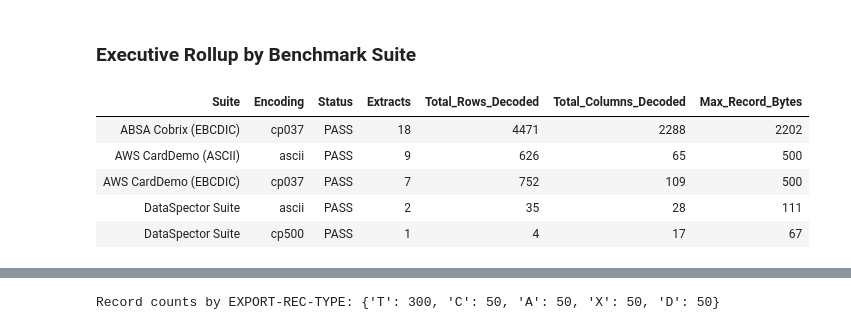
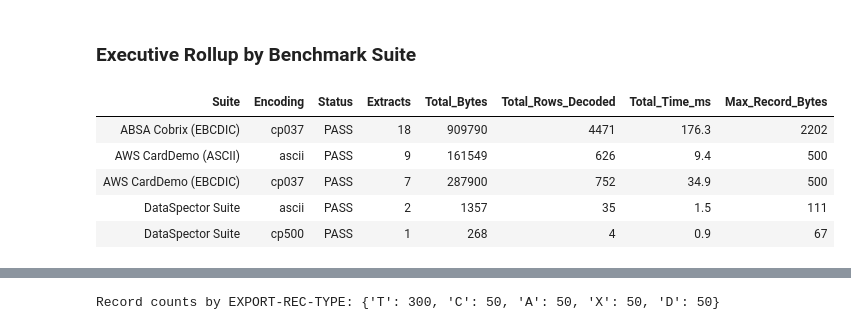
Before and after one commit to aberndsen/dataspector, a Jupyter notebook: notebooks/validate_mainframe_extracts.ipynb, the cells around one changed output, grey strips where cells are left out. Drawn from its saved outputs; the diff is of its cells as text; code cells hidden in the pictures.

```diff
--- a/notebooks/validate_mainframe_extracts.ipynb
+++ b/notebooks/validate_mainframe_extracts.ipynb
@@ -16,6 +30,7 @@ from __future__ import annotations
 import io
 import pathlib
 import tarfile
+import time
 import urllib.request
 
 import pandas as pd
@@ -65,8 +80,15 @@ def fetch_github_tarball(url: str, dest_dir: pathlib.Path, prefixes: tuple[str,
 fetch_github_tarball(CARDDEMO_TARBALL, CARDDEMO_DIR, ("app/cpy/", "app/data/"))
 fetch_github_tarball(COBRIX_TARBALL, COBRIX_DIR, ("data/", "examples/"))
 
+cobrix_copybooks = sorted(
+    p
+    for p in list(COBRIX_DIR.rglob("*.cob")) + list(COBRIX_DIR.rglob("*.cpy"))
+    if p.relative_to(COBRIX_DIR).parts[0] in ("data", "examples")
+    and "spark-cobol-app" not in str(p)
+)
+
 print("AWS CardDemo copybooks :", len(list((CARDDEMO_DIR / "app/cpy").glob("*"))))
-print("ABSA Cobrix copybooks  :", len(list(COBRIX_DIR.rglob("*.cob")) + list(COBRIX_DIR.rglob("*.cpy"))))
+print("ABSA Cobrix copybooks  :", len(cobrix_copybooks))
 print("Local test copybooks   :", len(list(LOCAL_DATA_DIR.glob("*.cbl"))))
 # %% [output]
 AWS CardDemo copybooks : 30
@@ -79,13 +101,11 @@ First, we parse every copybook across all three repositories using `Copybook(pat
 # %%
 copybook_paths: list[tuple[str, pathlib.Path]] = (
     [("AWS CardDemo", p) for p in sorted((CARDDEMO_DIR / "app/cpy").glob("*"))]
-    + [
-        ("ABSA Cobrix", p)
-        for p in sorted(list(COBRIX_DIR.rglob("*.cob")) + list(COBRIX_DIR.rglob("*.cpy")))
-    ]
+    + [("ABSA Cobrix", p) for p in cobrix_copybooks]
     + [("DataSpector", p) for p in sorted(LOCAL_DATA_DIR.glob("*.cbl"))]
 )
 
+t0 = time.perf_counter()
 copybook_rows = []
 for source_name, path in copybook_paths:
     cbl = Copybook(path)
@@ -103,11 +123,13 @@ for source_name, path in copybook_paths:
             "Parsed": "PASS",
         }
     )
+elapsed_cpy_ms = (time.perf_counter() - t0) * 1000
 
 df_copybooks = pd.DataFrame(copybook_rows)
 print(
-    f"Parsed {len(df_copybooks)} / {len(copybook_paths)} copybooks (100% success) "
-    f"covering {df_copybooks['Total Fields (w/ REDEFINES)'].sum():,} elementary field definitions."
+    f"Parsed {len(df_copybooks)} / {len(copybook_paths)} copybooks (100% PASS) in {elapsed_cpy_ms:.1f} ms "
+    f"({elapsed_cpy_ms / len(df_copybooks):.2f} ms/copybook) covering "
+    f"{df_copybooks['Total Fields (w/ REDEFINES)'].sum():,} elementary field definitions."
 )
 
 df_copybooks.groupby(["Source", "Kind", "Parsed"], as_index=False).agg(
@@ -446,6 +468,7 @@ extract_specs: list[tuple[str, str, pathlib.Path, pathlib.Path, str, bool]] = [
     ),
 ]
 
+t0 = time.perf_counter()
 extract_results = []
 decoded_frames: dict[str, pd.DataFrame] = {}
 
@@ -456,12 +479,14 @@ for suite, label, cpy_path, dat_path, enc, inc_redef in extract_specs:
         if suite == "AWS CardDemo (EBCDIC)"
         else dat_path
     )
+    t_start = time.perf_counter()
     df = cbl.to_dataframe(
         effective_dat,
         encoding=enc,
         include_redefines=inc_redef,
         include_filler=False,
     )
+    dt_ms = (time.perf_counter() - t_start) * 1000
     decoded_frames[label] = df
     extract_results.append(
         {
@@ -470,17 +495,21 @@ for suite, label, cpy_path, dat_path, enc, inc_redef in extract_specs:
             "Copybook": cpy_path.name,
             "Extract File": dat_path.name,
             "Encoding": enc,
+            "File Bytes": effective_dat.stat().st_size,
             "Record Bytes": cbl.record_length,
             "Columns": len(df.columns),
             "Rows Decoded": len(df),
+            "Time (ms)": round(dt_ms, 1),
             "Status": "PASS",
         }
     )
 
+total_extract_sec = time.perf_counter() - t0
 df_extract_summary = pd.DataFrame(extract_results)
 print(
     f"Decoded {len(df_extract_summary)} / {len(extract_specs)} mainframe extracts "
-    f"(100% PASS) — {df_extract_summary['Rows Decoded'].sum():,} total records!"
+    f"(100% PASS) — {df_extract_summary['Rows Decoded'].sum():,} records "
+    f"({df_extract_summary['File Bytes'].sum():,} bytes) in {total_extract_sec:.2f}s!"
 )
 df_extract_summary
 # %% [output]
@@ -507,14 +536,15 @@ Decoded 37 / 37 mainframe extracts (100% PASS) — 5,888 total records!
 # %%
 df_extract_summary.groupby(["Suite", "Encoding", "Status"], as_index=False).agg(
     Extracts=("Dataset", "count"),
+    Total_Bytes=("File Bytes", "sum"),
     Total_Rows_Decoded=("Rows Decoded", "sum"),
-    Total_Columns_Decoded=("Columns", "sum"),
+    Total_Time_ms=("Time (ms)", "sum"),
     Max_Record_Bytes=("Record Bytes", "max"),
 )
 # %% [output]
-| Suite | Encoding | Status | Extracts | Total_Rows_Decoded | Total_Columns_Decoded | Max_Record_Bytes |
-| ABSA Cobrix (EBCDIC) | cp037 | PASS | 18 | 4471 | 2288 | 2202 |
-| AWS CardDemo (ASCII) | ascii | PASS | 9 | 626 | 65 | 500 |
-| AWS CardDemo (EBCDIC) | cp037 | PASS | 7 | 752 | 109 | 500 |
-| DataSpector Suite | ascii | PASS | 2 | 35 | 28 | 111 |
-| DataSpector Suite | cp500 | PASS | 1 | 4 | 17 | 67 |
+| Suite | Encoding | Status | Extracts | Total_Bytes | Total_Rows_Decoded | Total_Time_ms | Max_Record_Bytes |
+| ABSA Cobrix (EBCDIC) | cp037 | PASS | 18 | 909790 | 4471 | 176.3 | 2202 |
+| AWS CardDemo (ASCII) | ascii | PASS | 9 | 161549 | 626 | 9.4 | 500 |
+| AWS CardDemo (EBCDIC) | cp037 | PASS | 7 | 287900 | 752 | 34.9 | 500 |
+| DataSpector Suite | ascii | PASS | 2 | 1357 | 35 | 1.5 | 111 |
+| DataSpector Suite | cp500 | PASS | 1 | 268 | 4 | 0.9 | 67 |
```
Also changed, not shown: parts of 12 cells of this notebook, 5 other files.
